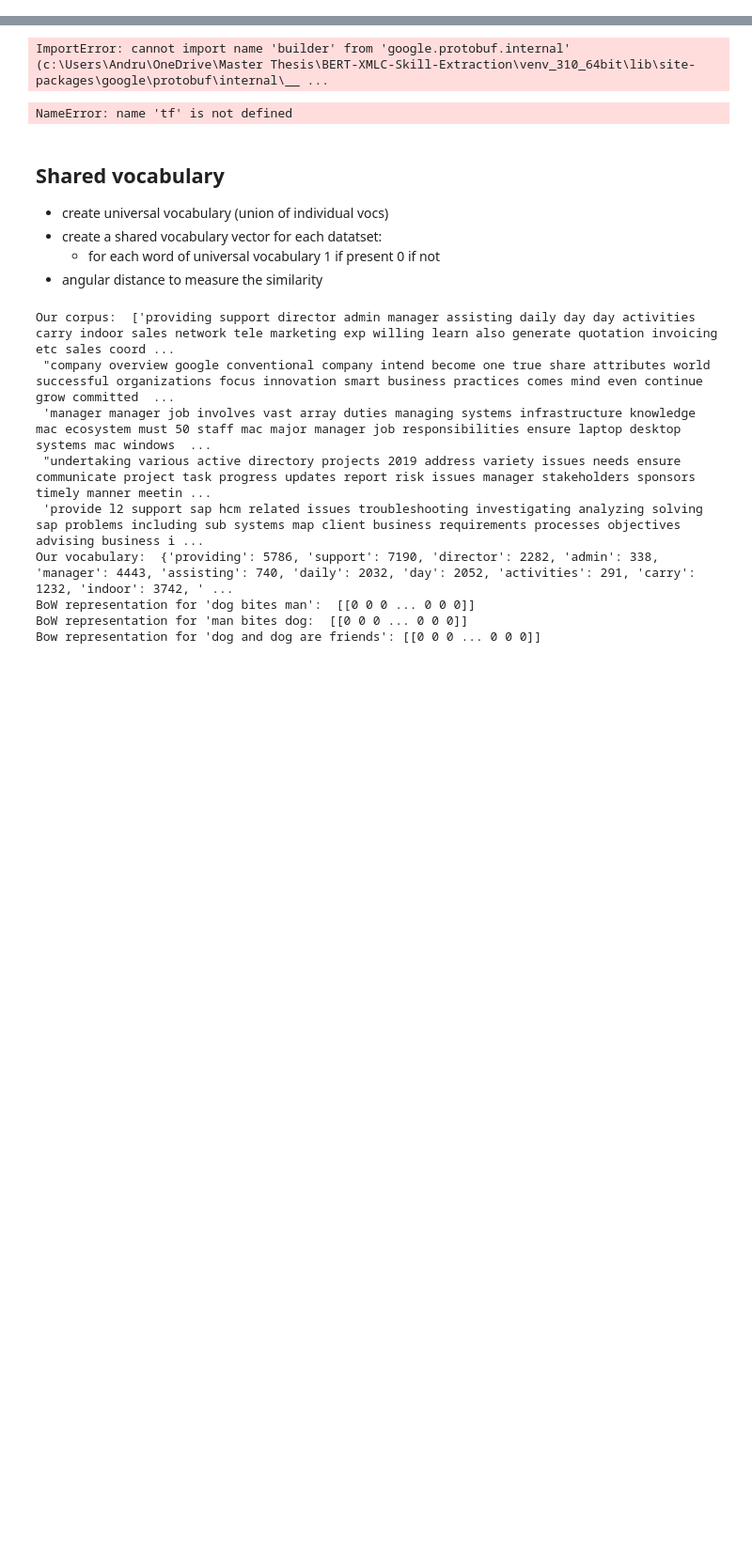
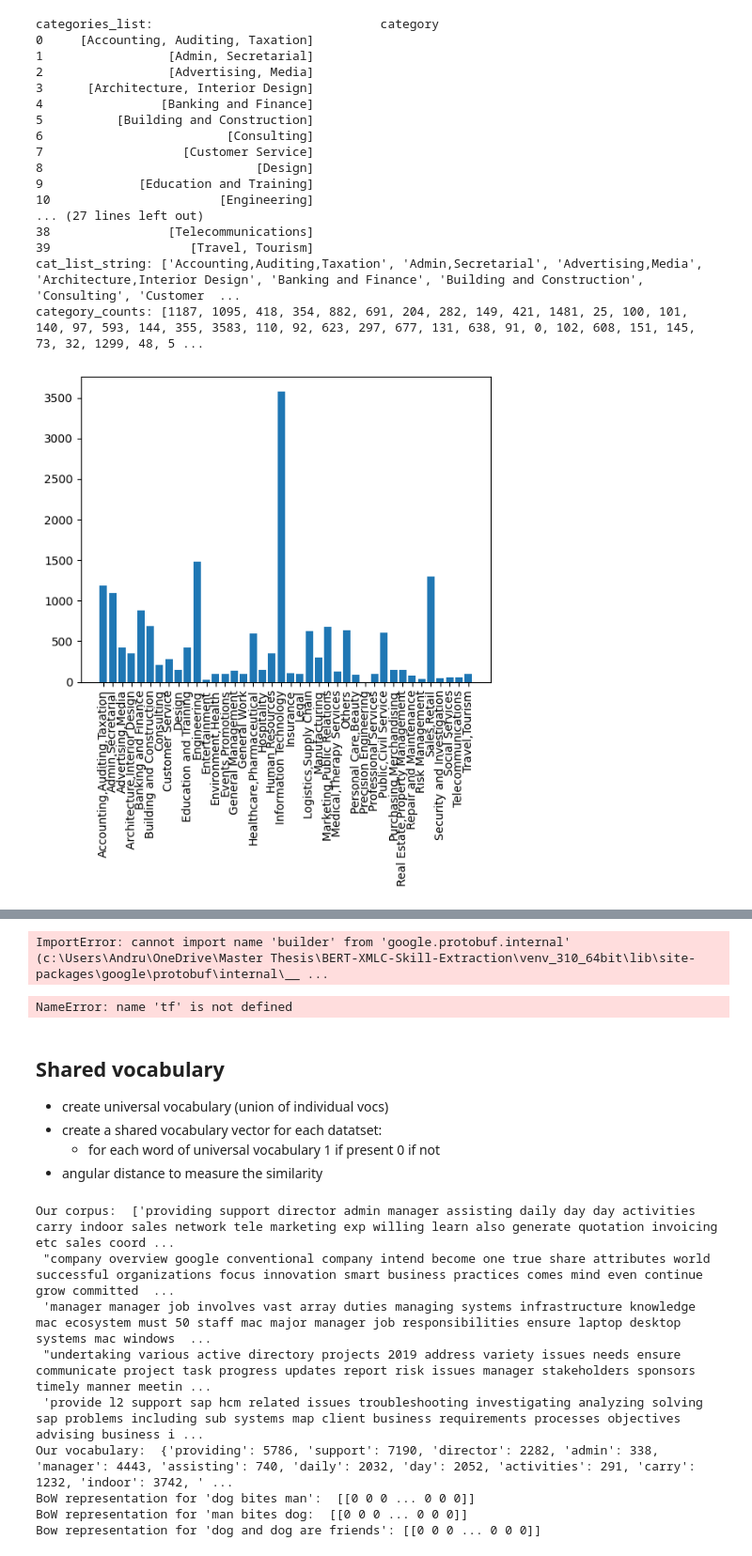
Before and after one commit to AndruOn/BERT-XMLC-Skill-Extraction, a Jupyter notebook: DataAnalysis/similarity_measurements.ipynb, the cells around one changed output, grey strips where cells are left out. Shown at 94% size. Cells and saved outputs as stored; diff of their text form; code cells hidden in the pictures; blank space fills up the shorter version.

Commit message:
work on seperating jobads in categories

```diff
--- a/DataAnalysis/similarity_measurements.ipynb
+++ b/DataAnalysis/similarity_measurements.ipynb
@@ -98,0 +30,10 @@ HINT: This error might have occurred since this system does not have Windows Lon
+# %%
+import pandas as pd
+import matplotlib.pyplot as plt
+from ast import literal_eval
+
+df_job = pd.read_csv("jobads_dataset.csv",index_col='Unnamed: 0',converters={'job_category': eval})
+categories_list = pd.read_csv("categories_list.csv",index_col='Unnamed: 0',converters={'category': literal_eval})
+
+categories_list.info()
+categories_list
@@ -98,0 +86,37 @@ HINT: This error might have occurred since this system does not have Windows Lon
+# %%
+category_counts = [0 for i in range(len(categories_list))]
+
+def count_categories(entry):
+    for ind in entry['job_category']:
+        category_counts[ind] += 1
+    return -1
+
+df_job.apply(count_categories,axis=1)
+
+cat_list_string = [','.join(ele) for ele in categories_list['category'].values.tolist()]
+print("categories_list:",categories_list)
+print("cat_list_string:",cat_list_string)
+print("category_counts:",category_counts)
+
+plot = plt.bar(cat_list_string, category_counts)
+plt.xticks(rotation='vertical')
+plt.show()
+# %% [output]
+categories_list:                               category
+0     [Accounting, Auditing, Taxation]
+1                 [Admin, Secretarial]
+2                 [Advertising, Media]
+3      [Architecture, Interior Design]
+4                [Banking and Finance]
+5          [Building and Construction]
+6                         [Consulting]
+7                   [Customer Service]
+8                             [Design]
+9             [Education and Training]
+10                       [Engineering]
+... (27 lines left out)
+38                [Telecommunications]
+39                   [Travel, Tourism]
+cat_list_string: ['Accounting,Auditing,Taxation', 'Admin,Secretarial', 'Advertising,Media', 'Architecture,Interior Design', 'Banking and Finance', 'Building and Construction', 'Consulting', 'Customer  ...
+category_counts: [1187, 1095, 418, 354, 882, 691, 204, 282, 149, 421, 1481, 25, 100, 101, 140, 97, 593, 144, 355, 3583, 110, 92, 623, 297, 677, 131, 638, 91, 0, 102, 608, 151, 145, 73, 32, 1299, 48, 5 ...
+[figure, added]
```
Also changed, not shown: parts of 15 cells of this notebook, 2 other files.
